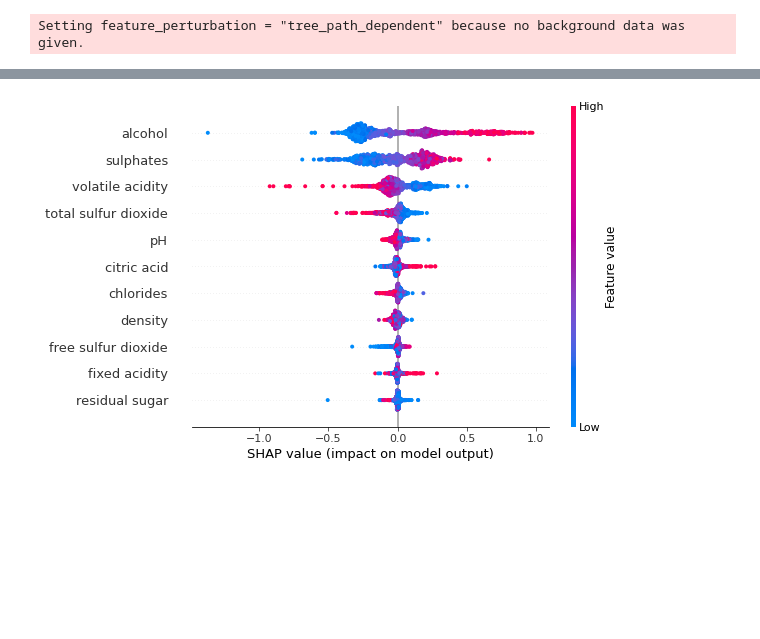
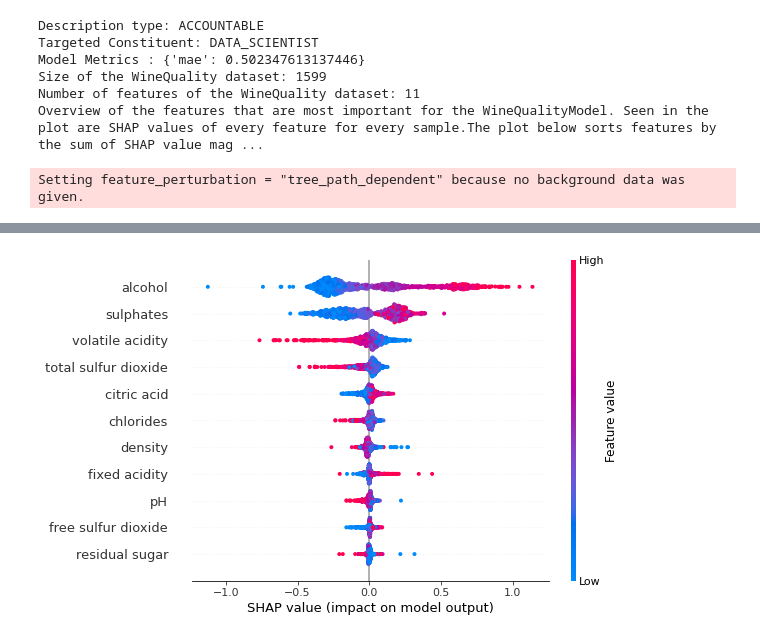
Before and after one commit to h1st-ai/h1st, a Jupyter notebook: examples/Trust/notebooks/wine_quality_model.ipynb, the cells around one changed output, grey strips where cells are left out. Cells and saved outputs as stored; diff of their text form; code cells hidden in the pictures; blank space fills up the shorter version.

Commit message:
Updated trust.explainable, shap, lime.

```diff
--- a/examples/Trust/notebooks/wine_quality_model.ipynb
+++ b/examples/Trust/notebooks/wine_quality_model.ipynb
@@ -38,8 +36,14 @@ Right: 6.5676518707653075
 [interactive output not drawn]
 # %%
 # Describe the Global Feature Importance for the Wine Quality Dataset
-s =m.describe("regulator")
+s =m.describe()
 # %% [output]
-Setting feature_perturbation = "tree_path_dependent" because no background data was given.
+Description type: ACCOUNTABLE
+Targeted Constituent: DATA_SCIENTIST
+Model Metrics : {'mae': 0.502347613137446}
+Size of the WineQuality dataset: 1599
+Number of features of the WineQuality dataset: 11
+Overview of the features that are most important for the WineQualityModel. Seen in the plot are SHAP values of every feature for every sample.The plot below sorts features by the sum of SHAP value mag ...
+Setting feature_perturbation = "tree_path_dependent" because no background data was given.
 [interactive output not drawn]
-[figure, old version]
+[figure, new version]
```
Also changed, not shown: parts of 3 cells of this notebook, 7 other files.
